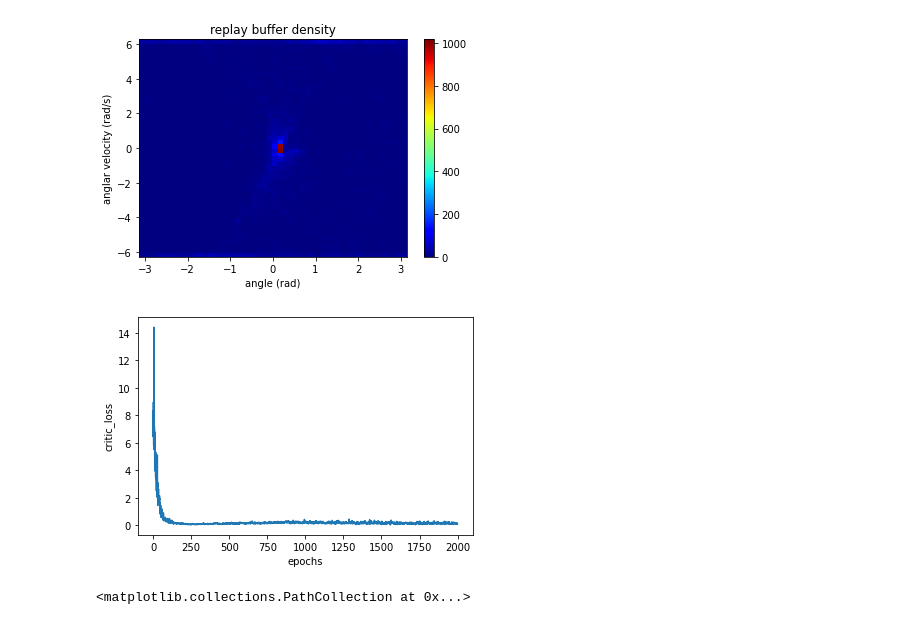
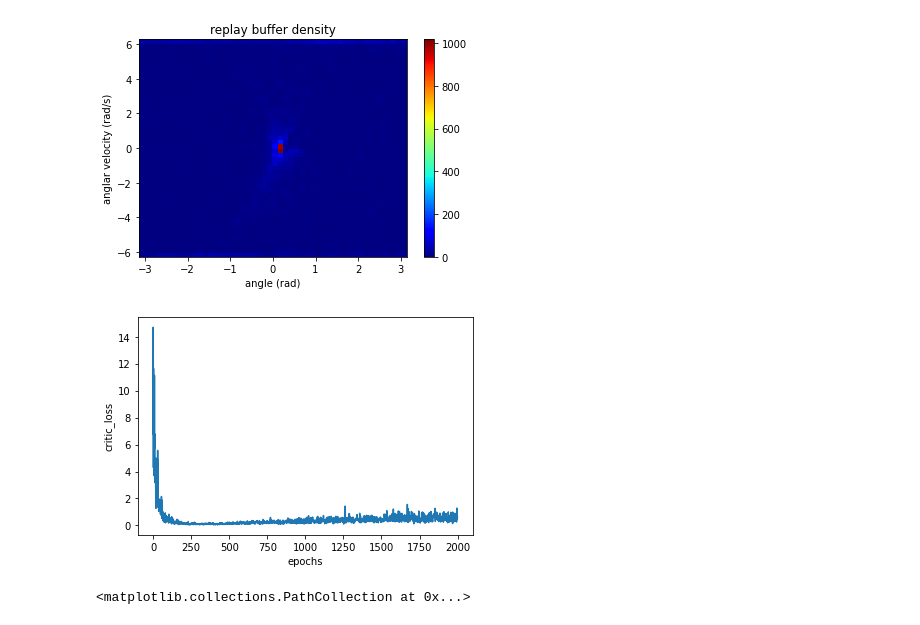
Before and after one commit to ibuki1024/eventDDPG, a Jupyter notebook: notebook/self_trigger/Q_function_learning.ipynb, the cells around one changed output. Saved outputs shown, nothing was run; the diff lists cells and outputs as text; code cells hidden in the pictures.

```diff
--- a/notebook/self_trigger/Q_function_learning.ipynb
+++ b/notebook/self_trigger/Q_function_learning.ipynb
@@ -157,7 +157,7 @@ for i in range(n_episodes):
         reward = 0
         state0 = env.state
         a_agent, tau = actor.predict_on_batch(np.array([[state0]]))[0]
-        tau += np.random.normal(0, 0.4)
+        # tau += np.random.normal(0, 0.4)
         # a_agent += np.random.normal(0, 1.)
         a_agent, tau = np.clip(a_agent, -10., 10.), np.clip(tau, .01, 1.)
         action_repetition = int(np.ceil(20 * tau))  # minimum natural number which makes `dt` smaller than 0.005
@@ -211,7 +211,7 @@ critic = critic_net((2,),(2,))[0]
 critic.compile(Adam(lr=0.001, clipnorm=1.), loss='mean_squared_error')
 critic.load_weights('./saved_agent/learned_self_clipped_critic.h5')
 epoch = 2000
-batch_size = 128
+batch_size = 64
 gamma = 0.99
 arr = np.array(range(memory.shape[0]))
 losses = []
@@ -219,34 +219,34 @@ for _ in range(epoch):
     # make mini_batch
     mem = memory[np.random.choice(arr, batch_size, replace=False)]
     state0_batch = []
     action_batch = []
     reward_batch = []
     state1_batch = []
     for m in mem:
         state0_batch.append([m[0]])
         action_batch.append(m[1])
         reward_batch.append([m[2]])
         state1_batch.append([m[3]])
     state0_batch, action_batch, reward_batch, state1_batch = \
     np.array(state0_batch), np.array(action_batch), np.array(reward_batch), np.array(state1_batch)
 
     # TD error
     next_action = actor.predict_on_batch(state1_batch)
     state1_batch_with_action = [next_action, state1_batch]
     r_second = gamma * critic.predict_on_batch(state1_batch_with_action)
     r = reward_batch + r_second
 
     # learn
     critic_input_batch = [action_batch, state0_batch]
     loss = critic.train_on_batch(critic_input_batch, r)
     losses.append(loss)
 
 plt.plot(losses)
 plt.xlabel('epochs')
 plt.ylabel('critic_loss')
 plt.show()
 # %% [output]
-[figure, old version]
+[figure, new version]
 # %%
 critic.save_weights('./saved_agent/learned_self_clipped_critic_supervise.h5')
 # %%
```
Also changed, not shown: parts of 1 cell of this notebook, 7 other files.
